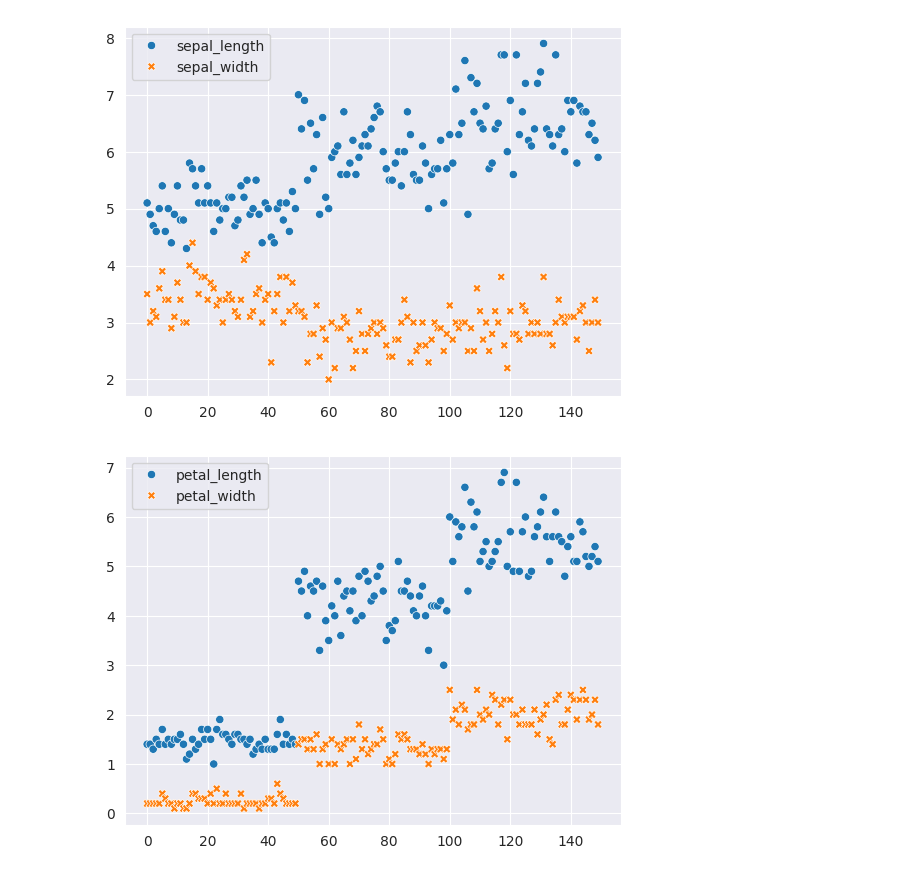
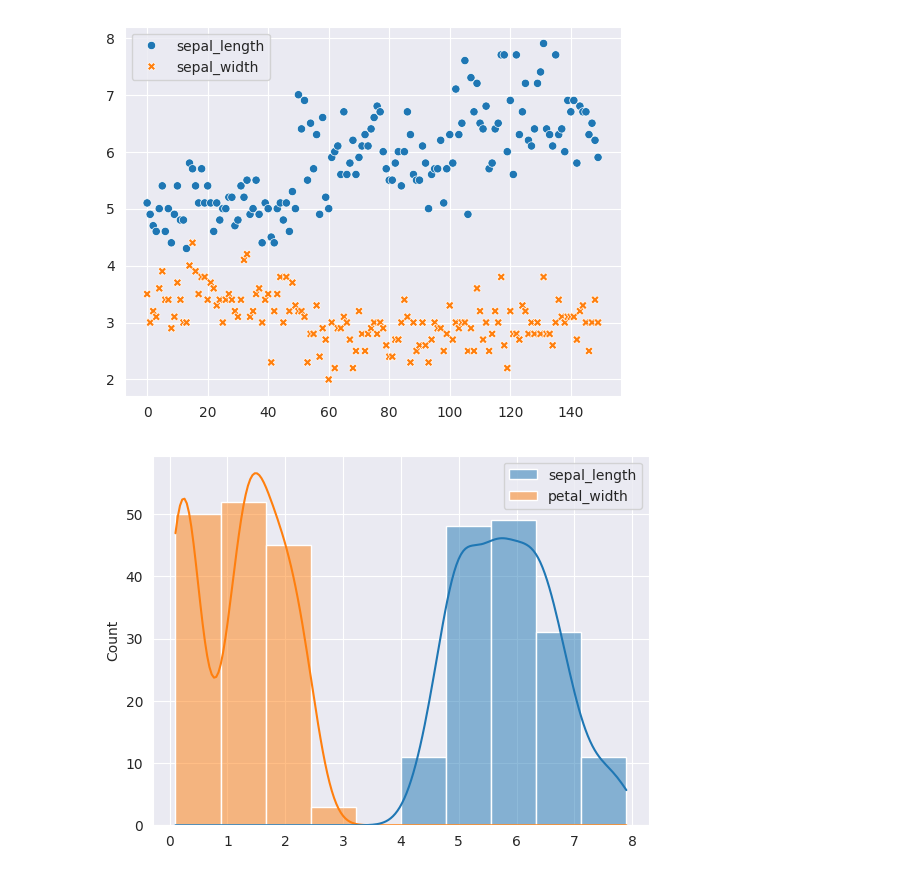
Before and after one commit to Shreya-kudale-19/ml_basics, a Jupyter notebook: Data_Analysis_py.ipynb, the cells around one changed output. Saved outputs shown, nothing was run; the diff lists cells and outputs as text; code cells hidden in the pictures.

```diff
--- a/Data_Analysis_py.ipynb
+++ b/Data_Analysis_py.ipynb
@@ -443,6 +521,8 @@ sns.scatterplot(data = (flower_df.sepal_length,flower_df.sepal_width));
 # %% [output]
 [figure]
 # %%
-sns.scatterplot(data = (flower_df.petal_length,flower_df.petal_width));
+sns.histplot(data = (flower_df.sepal_length,
+                     flower_df.petal_width),
+            kde=True);
 # %% [output]
-[figure, old version]
+[figure, new version]
```
Also changed, not shown: parts of 29 cells of this notebook.
